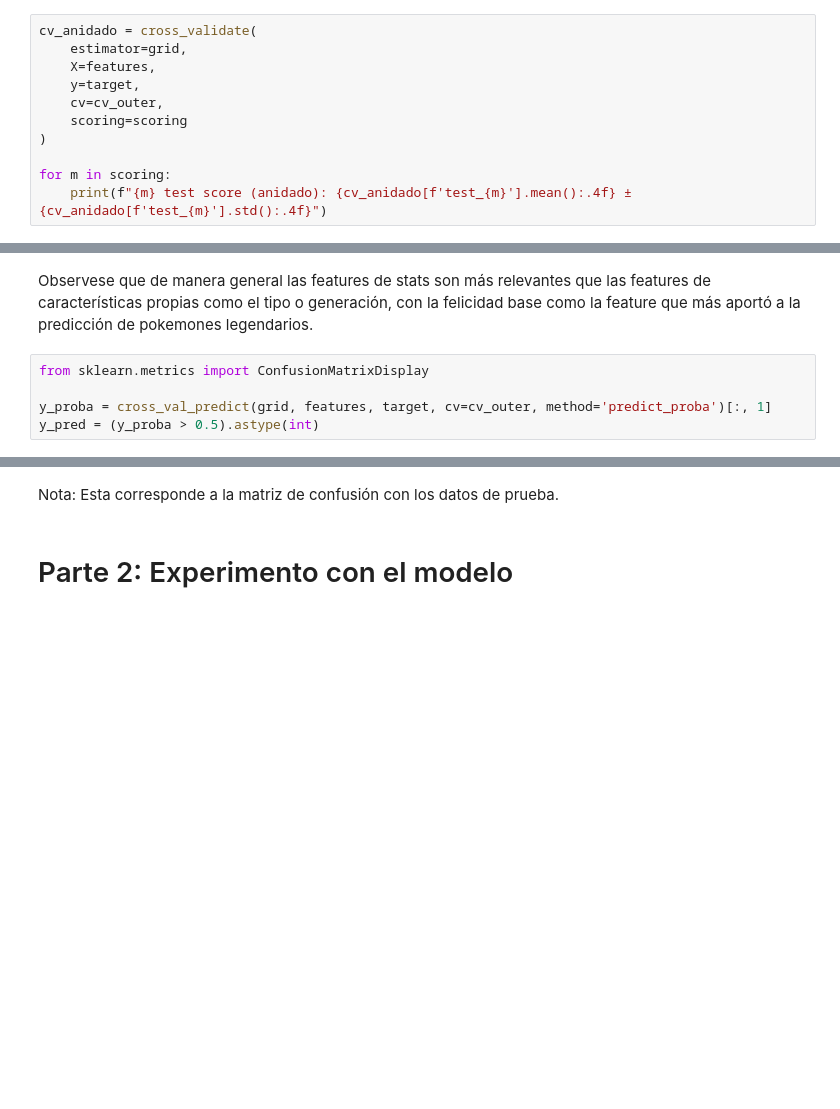
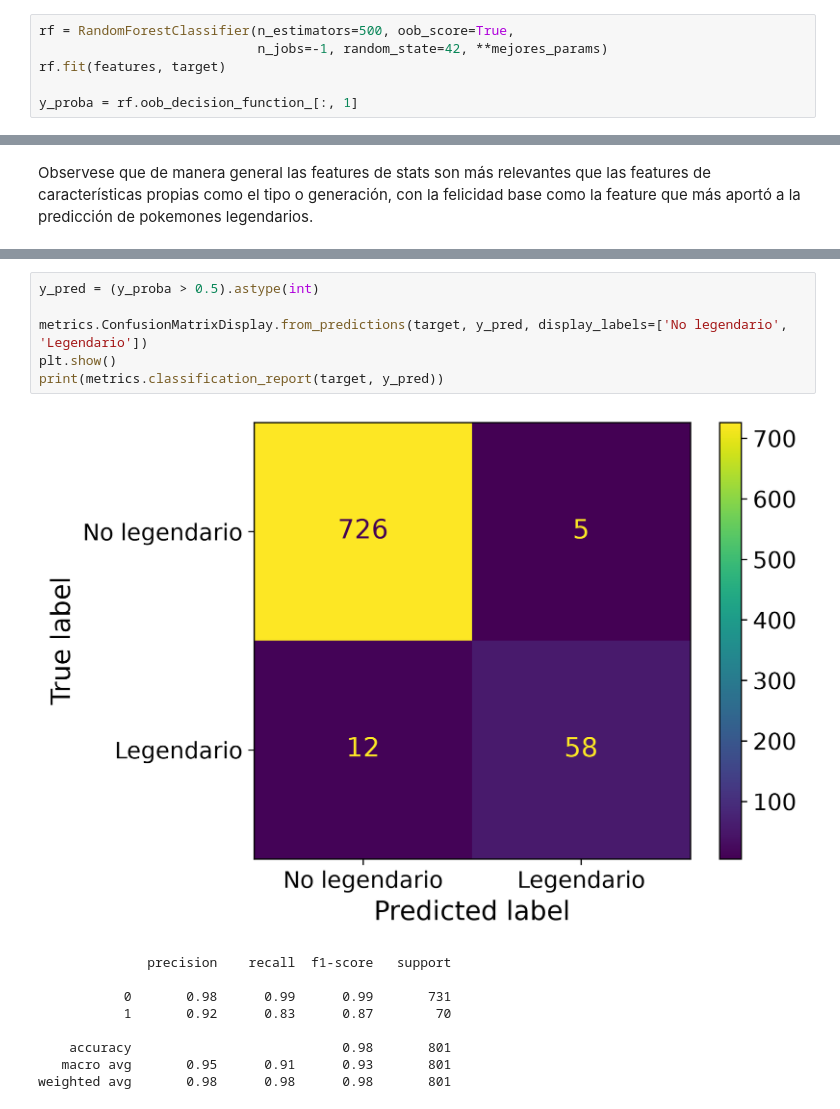
Before and after one commit to keitzeta/Pokemon-Inference-Classification-Outcomes, a Jupyter notebook: LegendaryPrediction.ipynb, the cells around one changed output, grey strips where cells are left out. Saved outputs shown, nothing was run; the diff lists cells and outputs as text; blank space fills up the shorter version.

```diff
--- a/LegendaryPrediction.ipynb
+++ b/LegendaryPrediction.ipynb
@@ -249,11 +244,6 @@ Los resultados anteriores (best_params_ y scoresCV) son optimistas, pues los hip
 # %%
-cv_anidado = cross_validate(
-    estimator=grid,
-    X=features,
-    y=target,
-    cv=cv_outer,
-    scoring=scoring
-)
+rf = RandomForestClassifier(n_estimators=500, oob_score=True,
+                            n_jobs=-1, random_state=42, **mejores_params)
+rf.fit(features, target)
 
-for m in scoring:
-    print(f"{m} test score (anidado): {cv_anidado[f'test_{m}'].mean():.4f} ± {cv_anidado[f'test_{m}'].std():.4f}")
+y_proba = rf.oob_decision_function_[:, 1]
@@ -285,8 +266,3 @@ tipo_fairy        0.014110
 dtype: float64
 # %% [markdown]
 Observese que de manera general las features de stats son más relevantes que las features de características propias como el tipo o generación, con la felicidad base como la feature que más aportó a la predicción de pokemones legendarios.
-# %%
-from sklearn.metrics import ConfusionMatrixDisplay
-
-y_proba = cross_val_predict(grid, features, target, cv=cv_outer, method='predict_proba')[:, 1]
-y_pred = (y_proba > 0.5).astype(int)
@@ -315,4 +269,16 @@ weighted avg       0.97      0.97      0.97       801
-# %% [markdown]
-Nota: Esta corresponde a la matriz de confusión con los datos de prueba.
-# %% [markdown]
-# Parte 2: Experimento con el modelo
+# %%
+y_pred = (y_proba > 0.5).astype(int)
+
+metrics.ConfusionMatrixDisplay.from_predictions(target, y_pred, display_labels=['No legendario', 'Legendario'])
+plt.show()
+print(metrics.classification_report(target, y_pred))
+# %% [output]
+[figure, added]
+              precision    recall  f1-score   support
+
+           0       0.98      0.99      0.99       731
+           1       0.92      0.83      0.87        70
+
+    accuracy                           0.98       801
+   macro avg       0.95      0.91      0.93       801
+weighted avg       0.98      0.98      0.98       801
```
Also changed, not shown: parts of 24 cells of this notebook, 2 other files.
